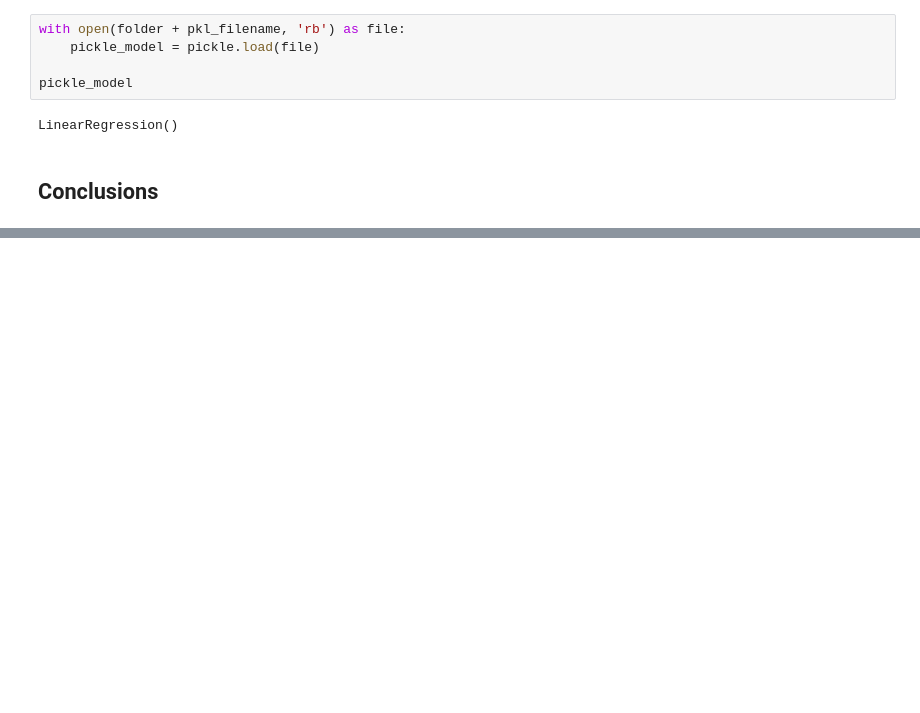
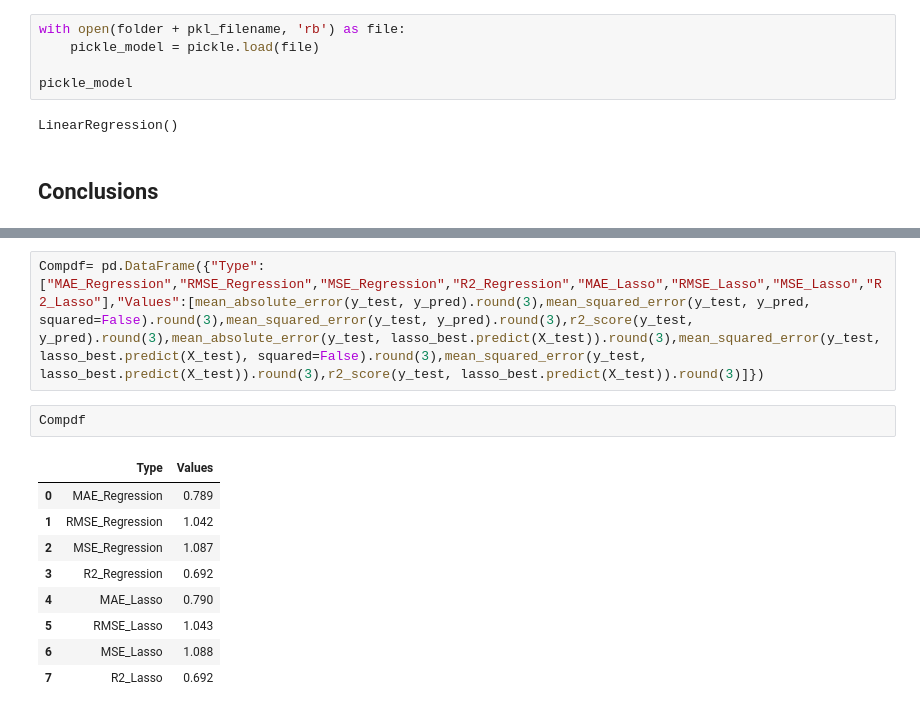
Before and after one commit to SvenWeiss-HDM/Projektgruppe_A, a Jupyter notebook: notebooks/draft-analysis_r.ipynb, the cells around one changed output, grey strips where cells are left out. Saved outputs shown, nothing was run; the diff lists cells and outputs as text; blank space fills up the shorter version.

```diff
--- a/notebooks/draft-analysis_r.ipynb
+++ b/notebooks/draft-analysis_r.ipynb
@@ -508,0 +544,14 @@ LinearRegression()
+# %%
+Compdf= pd.DataFrame({"Type":["MAE_Regression","RMSE_Regression","MSE_Regression","R2_Regression","MAE_Lasso","RMSE_Lasso","MSE_Lasso","R2_Lasso"],"Values":[mean_absolute_error(y_test, y_pred).round(3),mean_squared_error(y_test, y_pred, squared=False).round(3),mean_squared_error(y_test, y_pred).round(3),r2_score(y_test, y_pred).round(3),mean_absolute_error(y_test, lasso_best.predict(X_test)).round(3),mean_squared_error(y_test, lasso_best.predict(X_test), squared=False).round(3),mean_squared_error(y_test, lasso_best.predict(X_test)).round(3),r2_score(y_test, lasso_best.predict(X_test)).round(3)]})
+# %%
+Compdf
+# %% [output]
+|  | Type | Values |
+| 0 | MAE_Regression | 0.789 |
+| 1 | RMSE_Regression | 1.042 |
+| 2 | MSE_Regression | 1.087 |
+| 3 | R2_Regression | 0.692 |
+| 4 | MAE_Lasso | 0.790 |
+| 5 | RMSE_Lasso | 1.043 |
+| 6 | MSE_Lasso | 1.088 |
+| 7 | R2_Lasso | 0.692 |
```
Also changed, not shown: parts of 22 cells of this notebook, 1 other file.
